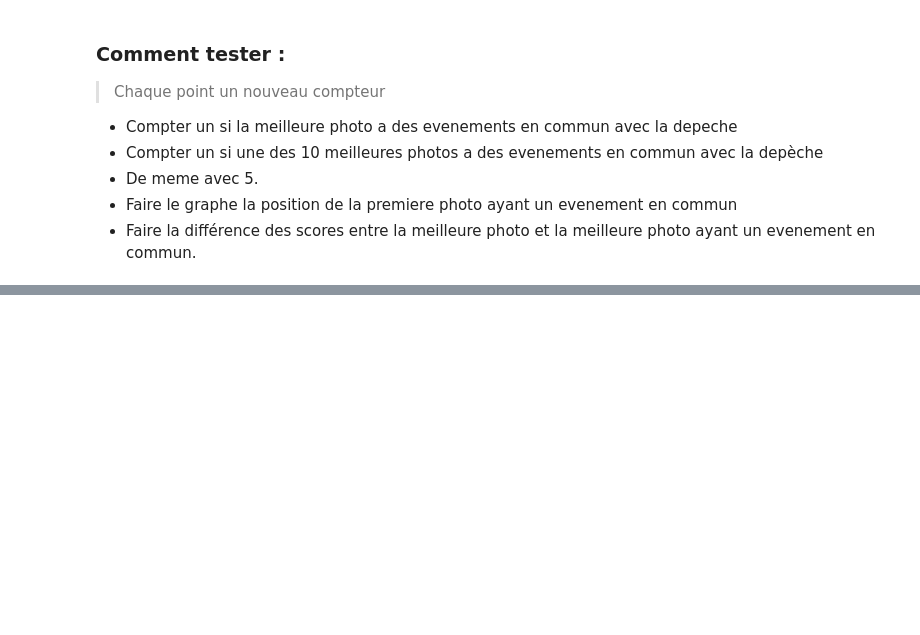
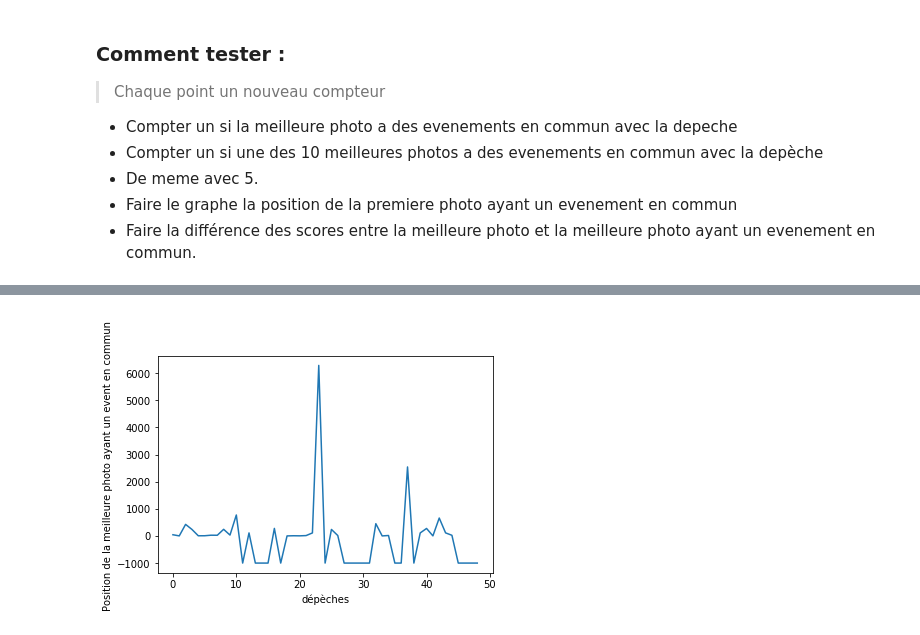
Before and after one commit to yohan-dev/statapp, a Jupyter notebook: Test_nouvelles_bases.ipynb, the cells around one changed output, grey strips where cells are left out. Cells and saved outputs as stored; diff of their text form; code cells hidden in the pictures; blank space fills up the shorter version.

```diff
--- a/Test_nouvelles_bases.ipynb
+++ b/Test_nouvelles_bases.ipynb
@@ -510,9 +309,7 @@ def event_commun(k):
     event = depeches.event[k][1:-1].split((','))
     for c in event:
         for i in range(photos.shape[0]):
-            if c in list(photos.event[i][1:-1].split(',')):
+            if c in (photos.event[i][1:-1].split(',')):
                 L.append(i)
     return L
-
-print(event_commun(7))
 # %% [output]
@@ -612,6 +318,6 @@ Name: news2, Length: 19858, dtype: object
 # %%
-def best_10_images(k, malus):
-    """ Retourne les 10 meilleures ( best score) photos de la k eme dépèche"""
+def best_images(k, malus):
+    """ Retourne les  meilleures ( best score) photos de la k eme dépèche"""
     doc = nlp(depeches.news2[k])
     L_score =[]
     score_doc=scores_doc_coref1(doc)
@@ -651,35 +345,26 @@ P = []
 c1 = 0
 c2 = 0
 c3 = 0
-#index_inter.remove(60)
-for k in index_inter[:100]:
-    print(k)
+index_inter.remove(60)
+for k in tqdm_notebook(index_inter[:50]):
     liste_event_commun = event_commun(k)
-    L = best_10_images(k,True)
+    L = best_images(k,True)
 
     if  L != [] :
         if L[0][1] in liste_event_commun:
                 c1+=1
-        position = -1
+        position = -1000
         j=0
-        while position == -1 and j<len(L):
+        while position == -1000 and j<len(L):
 
             if L[j][1] in liste_event_commun:
                 position = j + 1
                 score_com = L[j][0]
 
             j+=1
-        if position<=5 and position != -1:
+        if position<=5 and position != -1000:
             c2+=1
-        if position<=10 and position != -1:
+        if position<=10 and position != -1000:
             c3+=1
         P.append(position)
-
-
-
-
-
-
-plt.plot(range(len(P)),P)
-plt.show()
 # %% [output]
@@ -703,0 +375,7 @@ UnboundLocalError: local variable 'm' referenced before assignment
+# %%
+plt.xlabel("dépèches")
+plt.ylabel("Position de la meilleure photo ayant un event en commun ")
+plt.plot(range(len(P)),P)
+plt.show()
+# %% [output]
+[figure, added]
```
Also changed, not shown: parts of 60 cells of this notebook.
